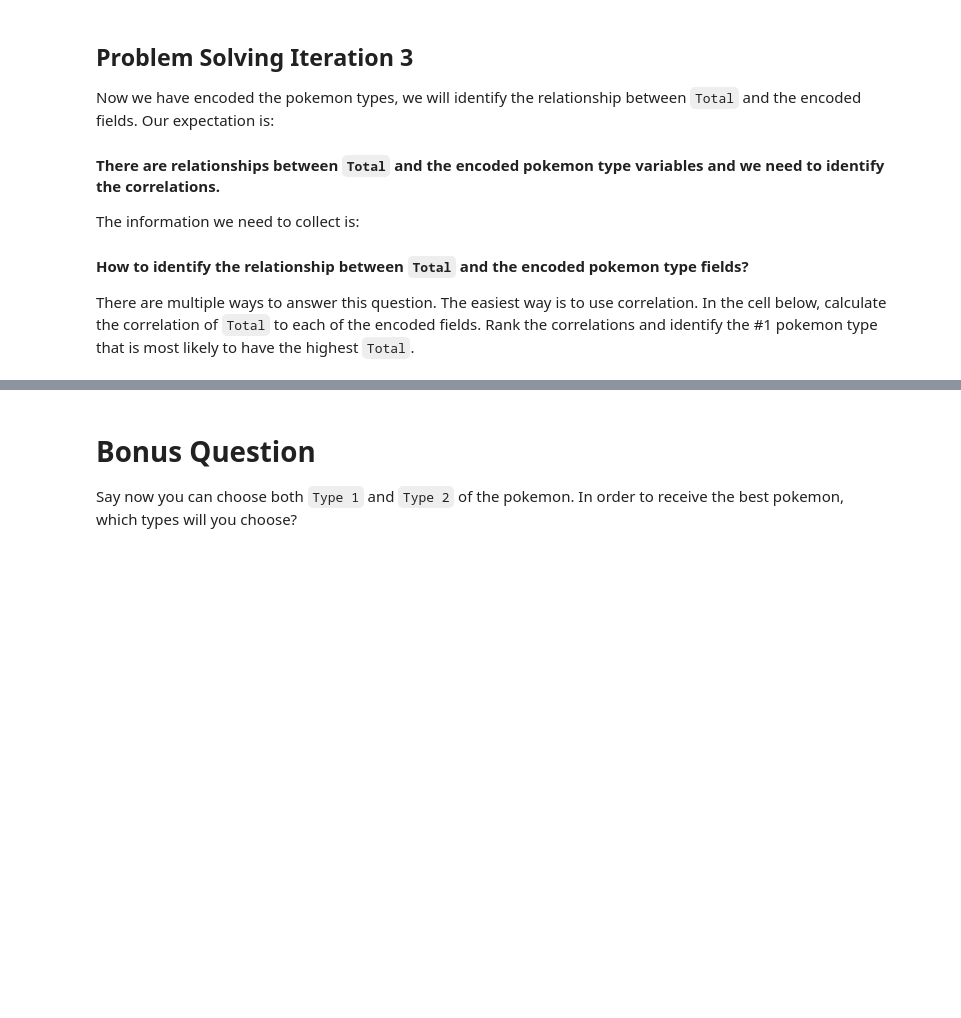
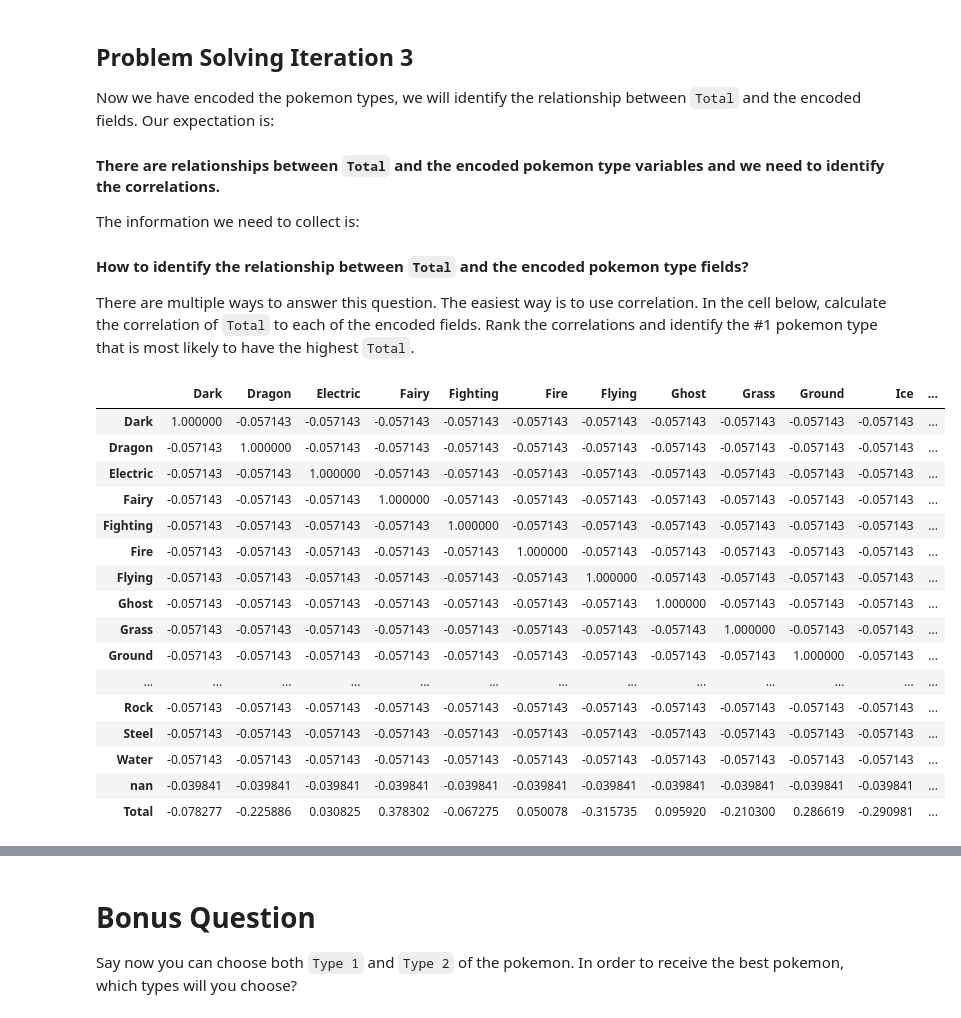
Before and after one commit to JoseMariadeAlmansa/lab-dataframe-calculations, a Jupyter notebook: your-code/challenge-2.ipynb, the cells around one changed output, grey strips where cells are left out. Cells and saved outputs as stored; diff of their text form; code cells hidden in the pictures; blank space fills up the shorter version.

```diff
--- a/your-code/challenge-2.ipynb
+++ b/your-code/challenge-2.ipynb
@@ -26,3 +28,5 @@ import pandas as pd
 # %%
 # Importing the dataset
 pokemon = pd.read_csv("pokemon.csv")
+# %%
+pokemon=pokemon.drop('#', axis=1)
@@ -47,0 +66,3 @@ In the cell below, make a hypothesis on how `Total` is computed and test your hy
+# %%
+# Lets make a column that adds all the variables. The hypothesis is that the sum of all the variables = Total
+pokemon['hypothesis']=pokemon.loc[:,['HP', 'Attack', 'Defense', 'Sp. Atk', 'Sp. Def', 'Speed']].sum(axis=1)
@@ -77,0 +138,7 @@ The new numerical variables you create should look like below:
+# %%
+# We encode all the types
+encoder = OneHotEncoder(drop='first').fit(types)  #encoder - drop first column of array for hot encoded categories because the first col can be infered using the others
+ # this allows us to get the columns names for our encoded array
+onehot_encoded_X = pd.DataFrame(encoded, columns = encoded_columns) #new onehotencoded columns X because its still features
+onehot_encoded_X.columns = onehot_encoded_X.columns.str.replace('x0_', '')
+onehot_encoded_X= onehot_encoded_X.astype(int)
@@ -91,0 +166,23 @@ There are multiple ways to answer this question. The easiest way is to use corre
+# %%
+onehot_encoded_X['Total']=pokemon[['Total']]
+# %%
+correlations_matrix = onehot_encoded_X.corr()
+correlations_matrix
+# %% [output]
+|  | Dark | Dragon | Electric | Fairy | Fighting | Fire | Flying | Ghost | Grass | Ground | Ice | ... |
+| Dark | 1.000000 | -0.057143 | -0.057143 | -0.057143 | -0.057143 | -0.057143 | -0.057143 | -0.057143 | -0.057143 | -0.057143 | -0.057143 | ... |
+| Dragon | -0.057143 | 1.000000 | -0.057143 | -0.057143 | -0.057143 | -0.057143 | -0.057143 | -0.057143 | -0.057143 | -0.057143 | -0.057143 | ... |
+| Electric | -0.057143 | -0.057143 | 1.000000 | -0.057143 | -0.057143 | -0.057143 | -0.057143 | -0.057143 | -0.057143 | -0.057143 | -0.057143 | ... |
+| Fairy | -0.057143 | -0.057143 | -0.057143 | 1.000000 | -0.057143 | -0.057143 | -0.057143 | -0.057143 | -0.057143 | -0.057143 | -0.057143 | ... |
+| Fighting | -0.057143 | -0.057143 | -0.057143 | -0.057143 | 1.000000 | -0.057143 | -0.057143 | -0.057143 | -0.057143 | -0.057143 | -0.057143 | ... |
+| Fire | -0.057143 | -0.057143 | -0.057143 | -0.057143 | -0.057143 | 1.000000 | -0.057143 | -0.057143 | -0.057143 | -0.057143 | -0.057143 | ... |
+| Flying | -0.057143 | -0.057143 | -0.057143 | -0.057143 | -0.057143 | -0.057143 | 1.000000 | -0.057143 | -0.057143 | -0.057143 | -0.057143 | ... |
+| Ghost | -0.057143 | -0.057143 | -0.057143 | -0.057143 | -0.057143 | -0.057143 | -0.057143 | 1.000000 | -0.057143 | -0.057143 | -0.057143 | ... |
+| Grass | -0.057143 | -0.057143 | -0.057143 | -0.057143 | -0.057143 | -0.057143 | -0.057143 | -0.057143 | 1.000000 | -0.057143 | -0.057143 | ... |
+| Ground | -0.057143 | -0.057143 | -0.057143 | -0.057143 | -0.057143 | -0.057143 | -0.057143 | -0.057143 | -0.057143 | 1.000000 | -0.057143 | ... |
+| ... | ... | ... | ... | ... | ... | ... | ... | ... | ... | ... | ... | ... |
+| Rock | -0.057143 | -0.057143 | -0.057143 | -0.057143 | -0.057143 | -0.057143 | -0.057143 | -0.057143 | -0.057143 | -0.057143 | -0.057143 | ... |
+| Steel | -0.057143 | -0.057143 | -0.057143 | -0.057143 | -0.057143 | -0.057143 | -0.057143 | -0.057143 | -0.057143 | -0.057143 | -0.057143 | ... |
+| Water | -0.057143 | -0.057143 | -0.057143 | -0.057143 | -0.057143 | -0.057143 | -0.057143 | -0.057143 | -0.057143 | -0.057143 | -0.057143 | ... |
+| nan | -0.039841 | -0.039841 | -0.039841 | -0.039841 | -0.039841 | -0.039841 | -0.039841 | -0.039841 | -0.039841 | -0.039841 | -0.039841 | ... |
+| Total | -0.078277 | -0.225886 | 0.030825 | 0.378302 | -0.067275 | 0.050078 | -0.315735 | 0.095920 | -0.210300 | 0.286619 | -0.290981 | ... |
```
Also changed, not shown: parts of 14 cells of this notebook.
